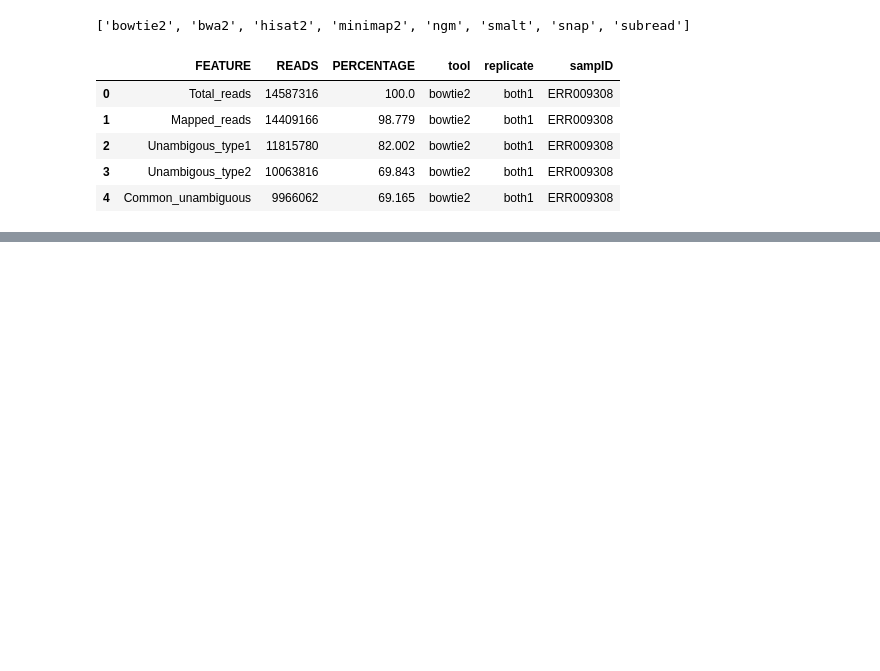
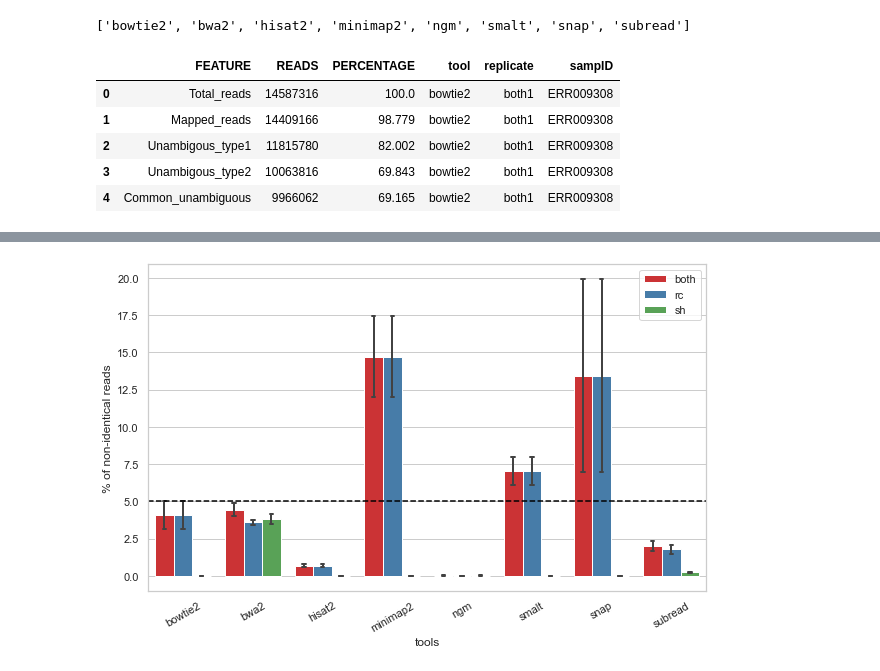
Before and after one commit to cbg-ethz/GenoRepro, a Jupyter notebook: notebooks/reproducibility_assessment.ipynb, the cells around one changed output, grey strips where cells are left out. Saved outputs shown, nothing was run; the diff lists cells and outputs as text; code cells hidden in the pictures; blank space fills up the shorter version.

```diff
--- a/notebooks/reproducibility_assessment.ipynb
+++ b/notebooks/reproducibility_assessment.ipynb
@@ -84,15 +66,0 @@ avg_df[(avg_df['repType'] == 'rc') & (avg_df['tool'] == 'bowtie2')]
-# %%
-# bar plot with distribution bar
-def plot_bar_err(data_df, info, category, label, line, val):
-#     plt.figure()
-    plt.figure(figsize=(10, 6))
-
-    ax=sns.barplot(x = "tool", y = info, hue = category, data = data_df,
-                palette = 'Set1',
-                order = tools,
-                capsize=0.05,  errwidth=2, ci='sd')
-    if line:
-        ax.axhline(val, color='black', linestyle='--')
-    ax.set(xlabel='tools', ylabel=label)
-    ax.set_xticklabels(ax.get_xticklabels(), rotation=30)
-    ax.legend(bbox_to_anchor=(1, 1))
@@ -156,0 +87,15 @@ plt.show()
+# %%
+# bar plot with distribution bar
+def plot_bar_err(data_df, info, category, label, line, val=None):
+#     plt.figure()
+    plt.figure(figsize=(10, 6))
+
+    ax=sns.barplot(x = "tool", y = info, hue = category, data = data_df,
+                palette = 'Set1',
+                order = tools,
+                capsize=0.05,  errwidth=2, ci='sd')
+    if line:
+        ax.axhline(val, color='black', linestyle='--')
+    ax.set(xlabel='tools', ylabel=label)
+    ax.set_xticklabels(ax.get_xticklabels(), rotation=30)
+    ax.legend(bbox_to_anchor=(1, 1))
@@ -156,0 +125,4 @@ plt.show()
+# %%
+plot_bar_err(avg_df, 'non-identical', 'repType' ,'% of non-identical reads', True, 5)
+# %% [output]
+[figure, added]
```
Also changed, not shown: parts of 19 cells of this notebook.
